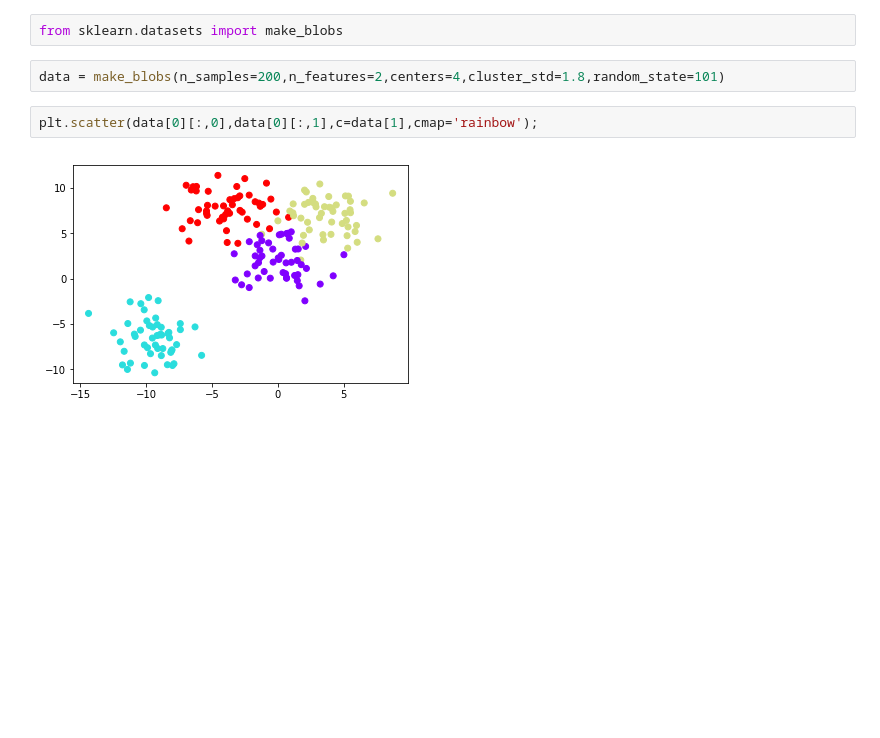
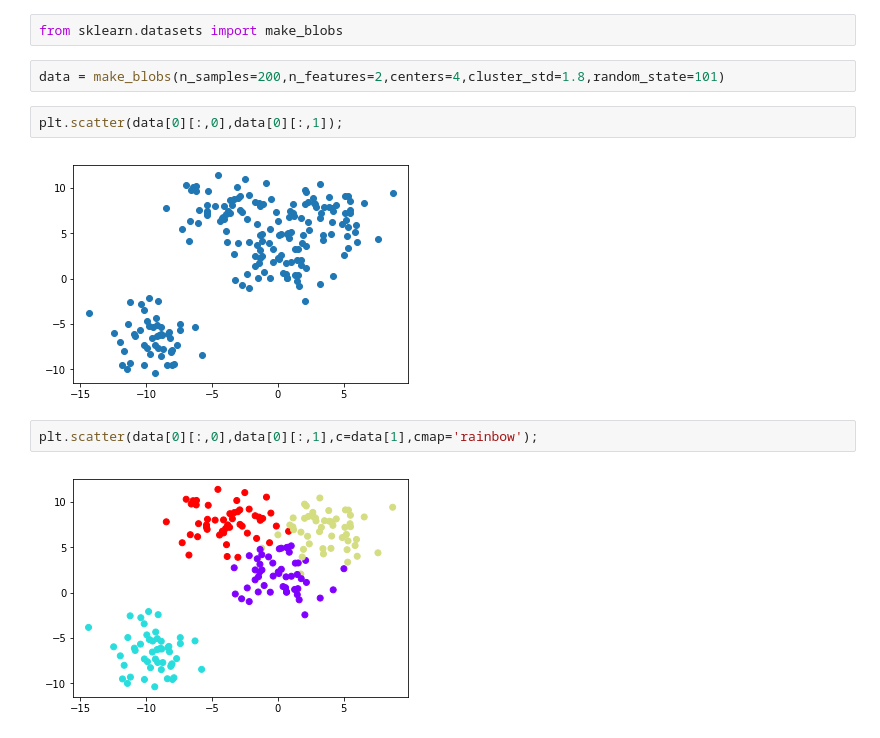
Before and after one commit to psankosik/Learning-Data-Sci, a Jupyter notebook: Python&ML Bootcamp/17-K-Means-Clustering/K Means Clustering.ipynb, the cells around one changed output. Saved outputs shown, nothing was run; the diff lists cells and outputs as text; blank space fills up the shorter version.

```diff
--- a/Python&ML Bootcamp/17-K-Means-Clustering/K Means Clustering.ipynb
+++ b/Python&ML Bootcamp/17-K-Means-Clustering/K Means Clustering.ipynb
@@ -20,6 +20,10 @@ import matplotlib.pyplot as plt
 from sklearn.datasets import make_blobs
 # %%
 data = make_blobs(n_samples=200,n_features=2,centers=4,cluster_std=1.8,random_state=101)
+# %%
+plt.scatter(data[0][:,0],data[0][:,1]);
+# %% [output]
+[figure, added]
 # %%
 plt.scatter(data[0][:,0],data[0][:,1],c=data[1],cmap='rainbow');
 # %% [output]
```
Also changed, not shown: parts of 3 cells of this notebook, 23 other files.
